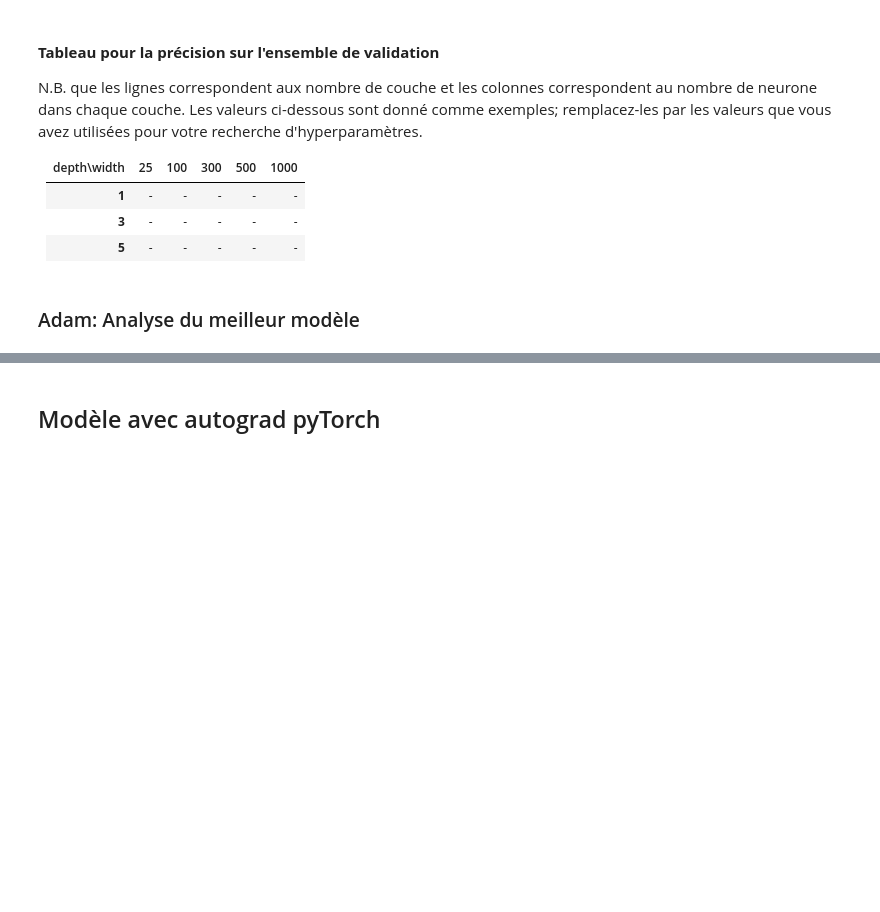
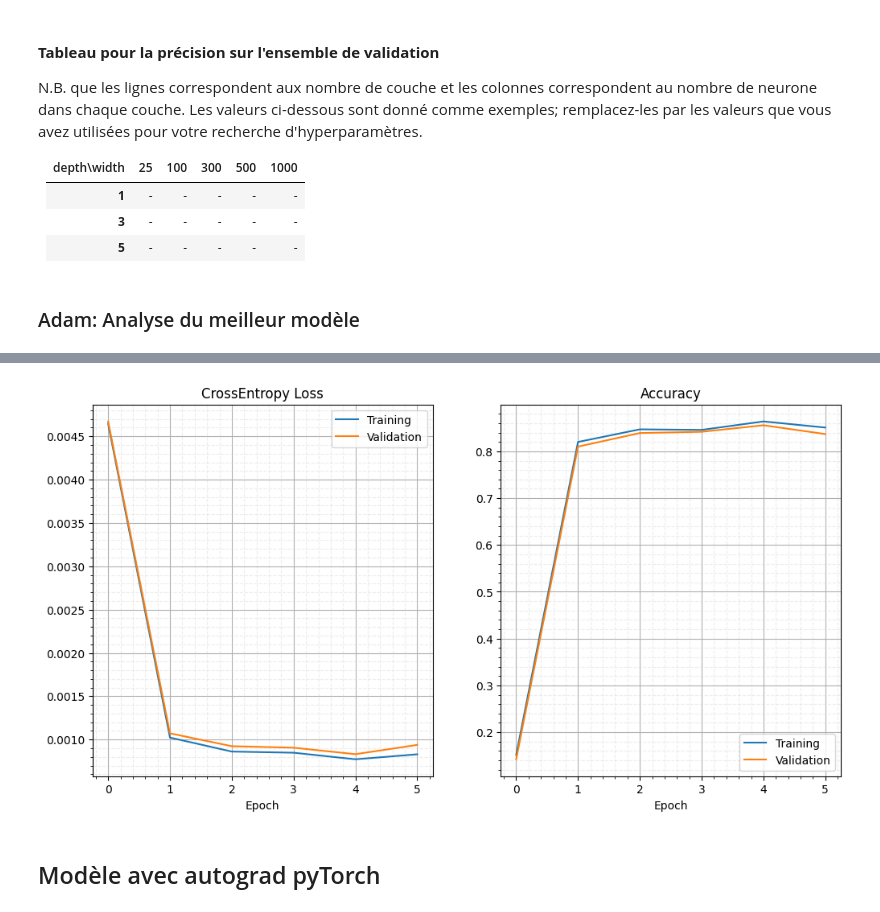
Before and after one commit to Alexndrs/Bayesian-Network-exploration, a Jupyter notebook: INF8225_TP1_H25.ipynb, the cells around one changed output, grey strips where cells are left out. Saved outputs shown, nothing was run; the diff lists cells and outputs as text; code cells hidden in the pictures; blank space fills up the shorter version.

Commit message:
All graph and result done

```diff
--- a/INF8225_TP1_H25.ipynb
+++ b/INF8225_TP1_H25.ipynb
@@ -660,8 +660,8 @@ depth\width  | 25 | 100 | 300 | 500 | 1000
 # %%
 # ADAM
 # Montrez les résultats pour la meilleure configuration trouvez ci-dessus.
-depth = None    # TODO: Vous devez modifier cette valeur avec la meilleur que vous avez eu.
-width = None    # TODO: Vous devez modifier cette valeur avec la meilleur que vous avez eu.
+depth = 1    # TODO: Vous devez modifier cette valeur avec la meilleur que vous avez eu.
+width = 300    # TODO: Vous devez modifier cette valeur avec la meilleur que vous avez eu.
 lr = 0.05           # Some value
 batch_size = 500   # Some value
 
@@ -679,3 +679,4 @@ print("Evaluation of the best training model over test set")
 print("------")
 print(f"Loss : {loss_test:.3f}")
 print(f"Accuracy : {accuracy_test*100.:.3f}")
+# %% [output]
@@ -682,3 +695,4 @@ print(f"Accuracy : {accuracy_test*100.:.3f}")
+[figure, added]
 # %% [markdown]
 ## Modèle avec autograd pyTorch
 # %%
```
Also changed, not shown: parts of 3 cells of this notebook.
